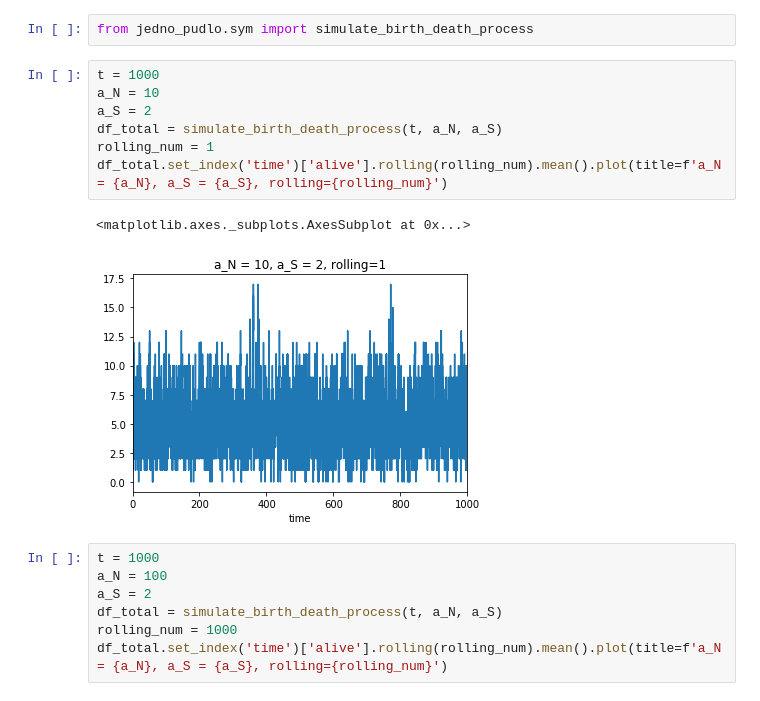
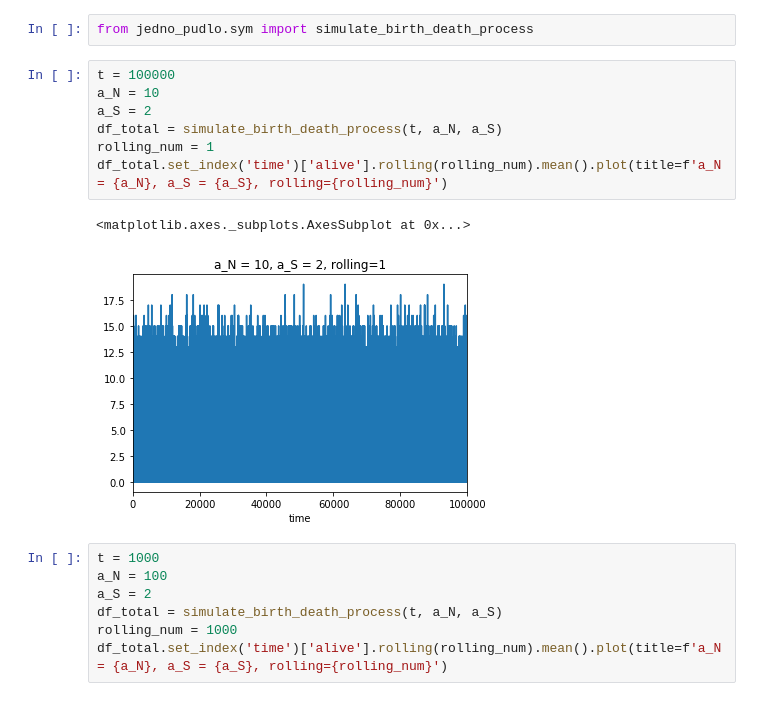
Before and after one commit to piotrekp1/StochSym-Project, a Jupyter notebook: graphs.ipynb, the cells around one changed output. Cells and saved outputs as stored; diff of their text form.

```diff
--- a/graphs.ipynb
+++ b/graphs.ipynb
@@ -1,15 +1,15 @@
 # %%
 from jedno_pudlo.sym import simulate_birth_death_process
 # %%
-t = 1000
+t = 100000
 a_N = 10
 a_S = 2
 df_total = simulate_birth_death_process(t, a_N, a_S)
 rolling_num = 1
 df_total.set_index('time')['alive'].rolling(rolling_num).mean().plot(title=f'a_N = {a_N}, a_S = {a_S}, rolling={rolling_num}')
 # %% [output]
 <matplotlib.axes._subplots.AxesSubplot at 0x...>
-[figure, old version]
+[figure, new version]
 # %%
 t = 1000
 a_N = 100
```
Also changed, not shown: parts of 21 cells of this notebook, 6 other files.
